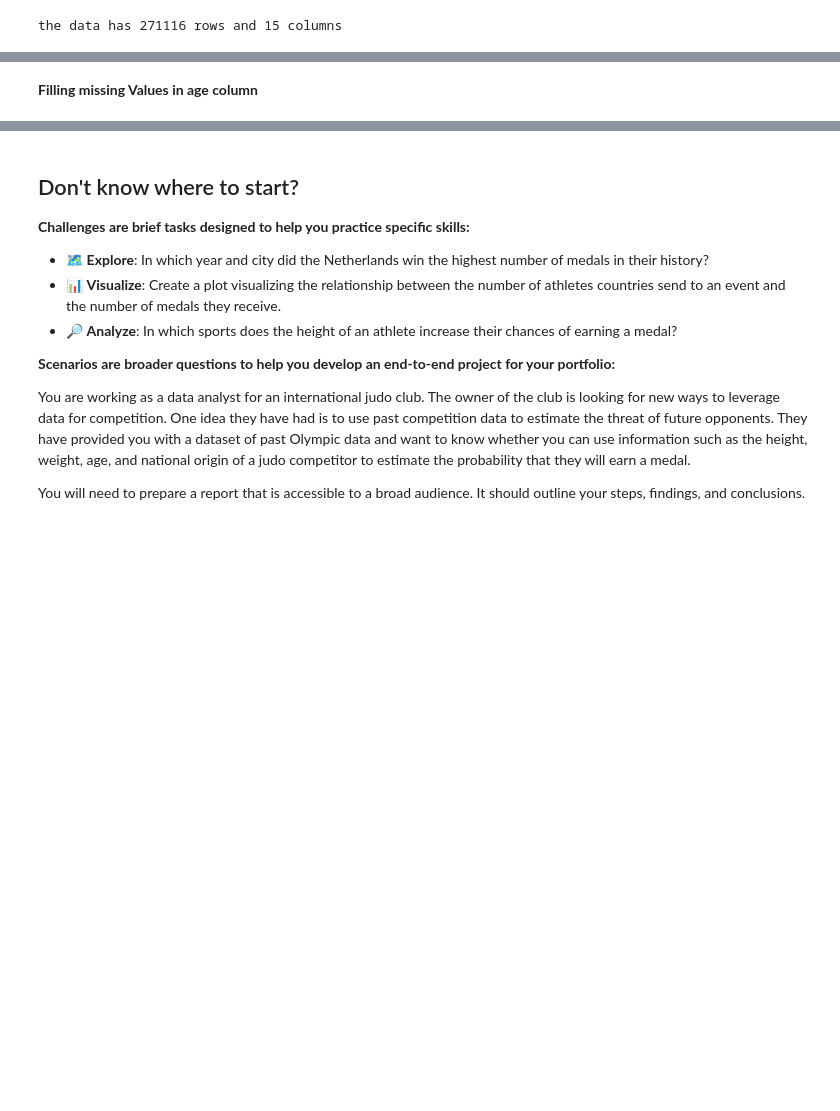
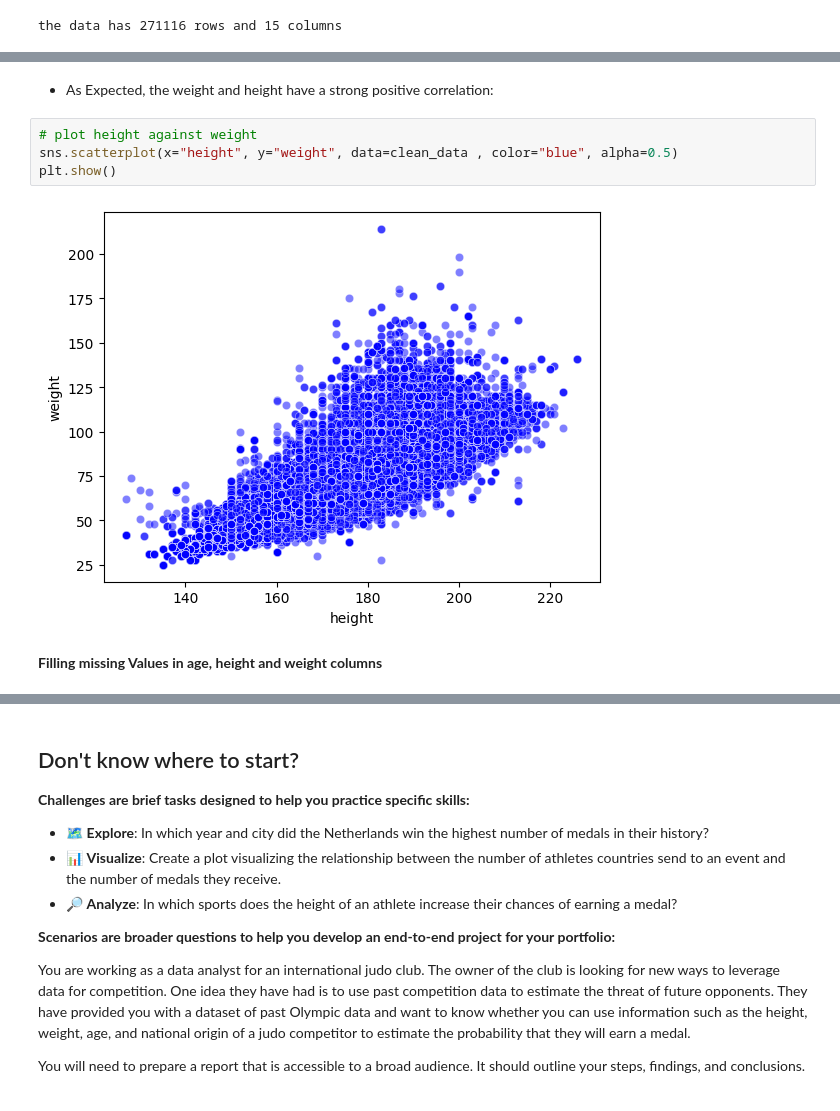
Before and after one commit to Behlil/Olympic-Games-Analysis, a Jupyter notebook: notebook.ipynb, the cells around one changed output, grey strips where cells are left out. Saved outputs shown, nothing was run; the diff lists cells and outputs as text; blank space fills up the shorter version.

```diff
--- a/notebook.ipynb
+++ b/notebook.ipynb
@@ -86,3 +65,11 @@ dtype: int64
+# %% [markdown]
+- As Expected, the weight and height have a strong positive correlation:
+# %%
+# plot height against weight
+sns.scatterplot(x="height", y="weight", data=clean_data , color="blue", alpha=0.5)
+plt.show()
+# %% [output]
+[figure, added]
 # %% [markdown]
-**Filling missing Values in age column**
+**Filling missing Values in age, height and weight columns**
 # %%
```
Also changed, not shown: parts of 9 cells of this notebook, 1 other file.
